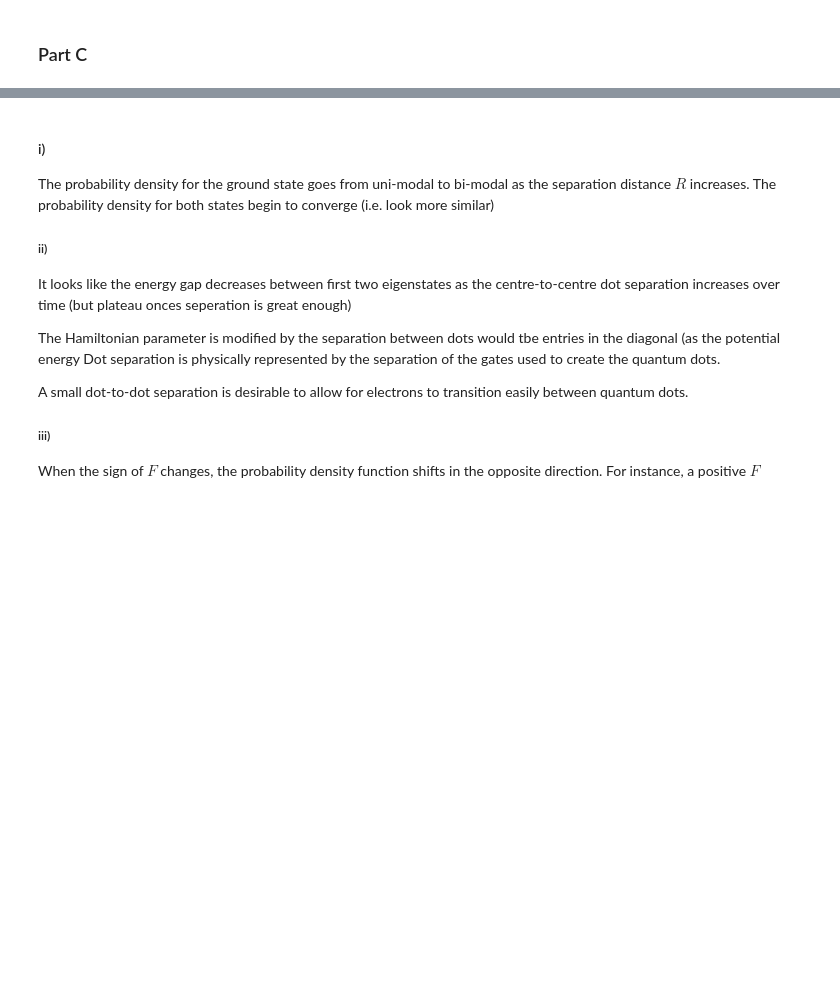
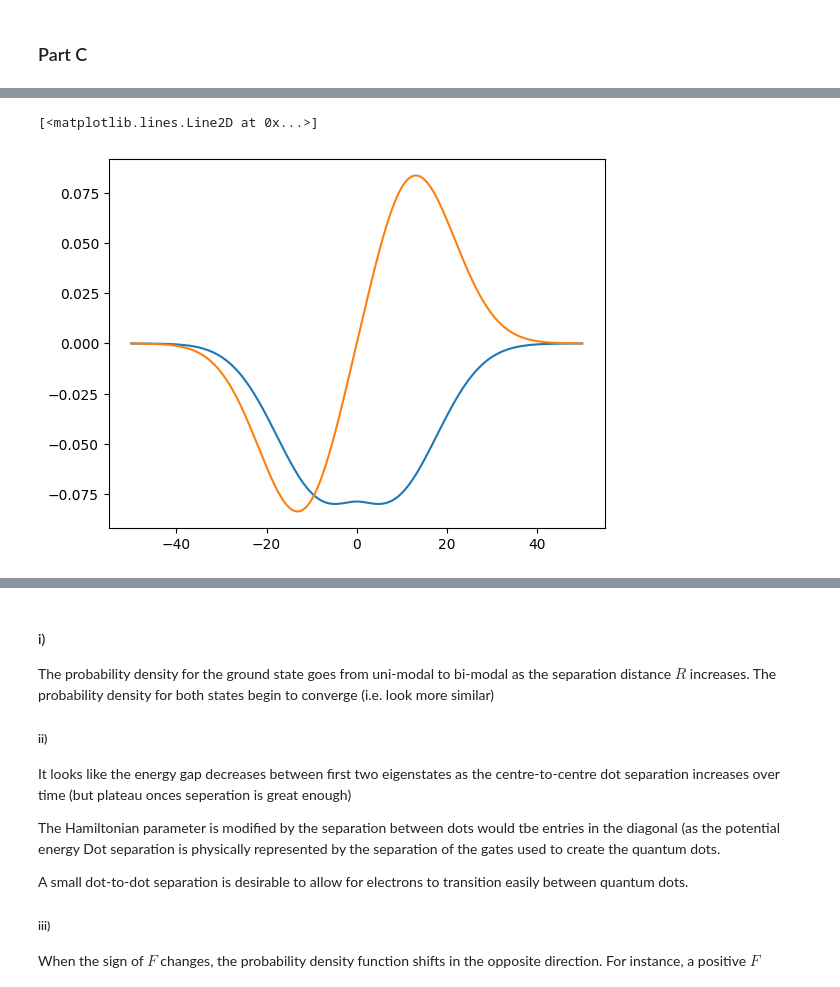
Before and after one commit to RoyZhenLongLim/PHYS3112, a Jupyter notebook: CE/ComputationalEssay.ipynb, the cells around one changed output, grey strips where cells are left out. Saved outputs shown, nothing was run; the diff lists cells and outputs as text; code cells hidden in the pictures; blank space fills up the shorter version.

```diff
--- a/CE/ComputationalEssay.ipynb
+++ b/CE/ComputationalEssay.ipynb
@@ -284 +290,7 @@ plot_graph(separation, energy_difference, 'Distance (nm)', 'Energy Gap (eV)', 'E
+# %%
+plt.plot(X, V[:, 0])
+plt.plot(X, V[:, 1])
+# %% [output]
+[<matplotlib.lines.Line2D at 0x...>]
+[figure, added]
 # %%
```
Also changed, not shown: parts of 8 cells of this notebook, 1 other file.
